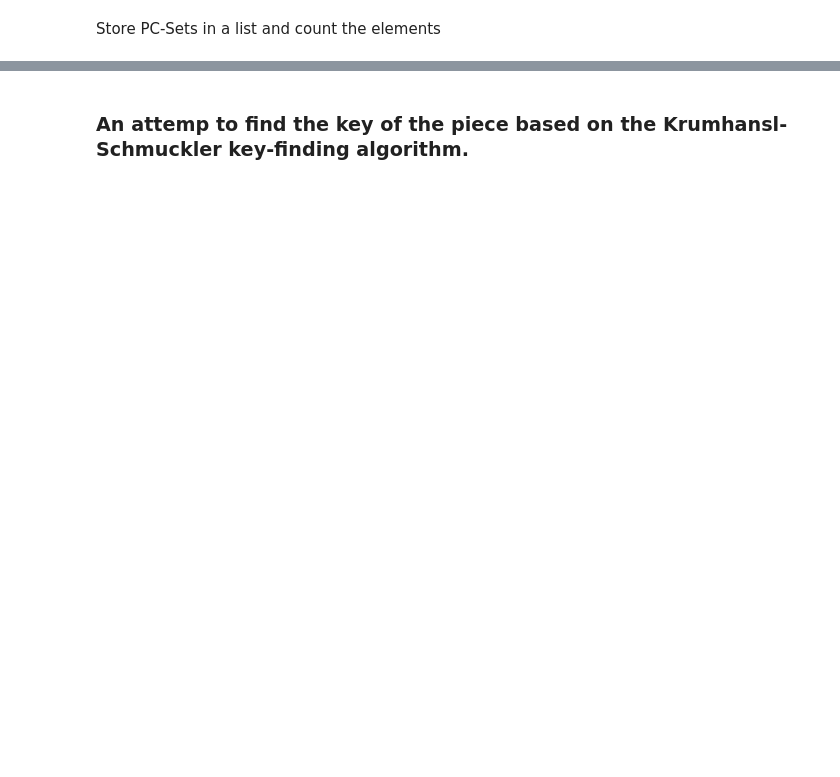
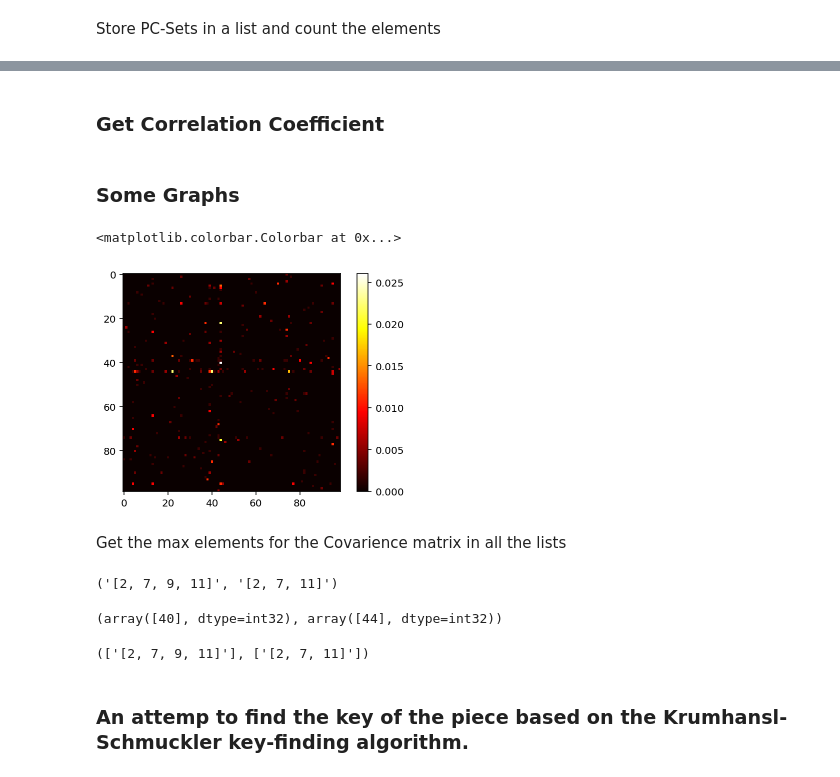
Before and after one commit to manoskary/Harmonic_Analysis_and_Trajectory, a Jupyter notebook: Read_Midi_Files.ipynb, the cells around one changed output, grey strips where cells are left out. Cells and saved outputs as stored; diff of their text form; code cells hidden in the pictures; blank space fills up the shorter version.

```diff
--- a/Read_Midi_Files.ipynb
+++ b/Read_Midi_Files.ipynb
@@ -39,0 +48,12 @@ graph.plot.HistogramPitchClass(mChords).run()
+# %%
+def removeDoubles(l):
+    N = len(l)
+    nl = []
+    sl = [str(i) for i in l]
+    nl.append(sl[0])
+    for i in range(1,N):
+        if sl[i] != sl[i-1]:
+           nl.append(sl[i])
+    return nl
+# %%
+x = removeDoubles(chordList)
@@ -39,0 +122,21 @@ graph.plot.HistogramPitchClass(mChords).run()
+# %%
+def getcov1(l):
+	#convert list of lists to list of strings to make it hashable
+    sl=[str(i) for i in l]
+    #remove duplicates
+    setl = set(sl)
+
+    N = len(l) #length of piece
+    dl = { j:i for i,j in enumerate(setl)} #dictionary from cords to index
+    # list of cords based on their covariance index
+    invdl = len(setl)*[None]
+    for k in dl.keys():
+        invdl[dl[k]]=k
+
+    # get covariance beetween consecutive chords
+    numcords = len(setl)
+    cv = np.zeros((numcords,numcords))
+    for i in range(1,N):
+        cv[dl[sl[i-1]],dl[sl[i]]]+=1
+    cv/=N
+    return cv,dl,invdl
@@ -39,0 +174,4 @@ graph.plot.HistogramPitchClass(mChords).run()
+# %% [markdown]
+### Get Correlation Coefficient
+# %% [markdown]
+### Some Graphs
@@ -39,0 +180,21 @@ graph.plot.HistogramPitchClass(mChords).run()
+# %%
+cv, dl, invdl= getcov1(x)
+# %%
+plt.imshow(cv)
+plt.set_cmap('hot')
+plt.colorbar()
+# %% [output]
+<matplotlib.colorbar.Colorbar at 0x...>
+[figure, added]
+# %% [markdown]
+Get the max elements for the Covarience matrix in all the lists
+# %%
+ind = np.unravel_index(np.argmax(cv, axis=None), cv.shape)
+invdl[ind[0]], invdl[ind[1]]
+# %% [output]
+('[2, 7, 9, 11]', '[2, 7, 11]')
+# %%
+result = np.where(cv == np.amax(cv))
+print(result)
+# %% [output]
+(array([40], dtype=int32), array([44], dtype=int32))
@@ -40,2 +209,6 @@ graph.plot.HistogramPitchClass(mChords).run()
+# %%
+getKeysByValue(dl, ind[0]), getKeysByValue(dl, ind[1])
+# %% [output]
+(['[2, 7, 9, 11]'], ['[2, 7, 11]'])
 # %% [markdown]
 ### An attemp to find the key of the piece based on the Krumhansl-Schmuckler key-finding algorithm.
```
Also changed, not shown: parts of 40 cells of this notebook, 7 other files.
